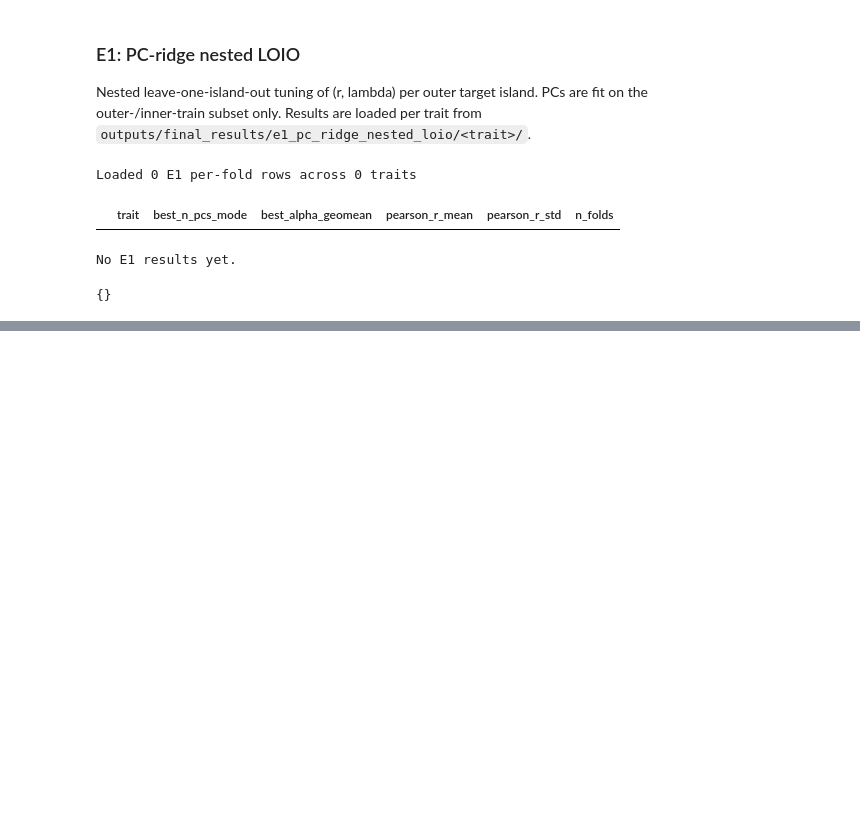
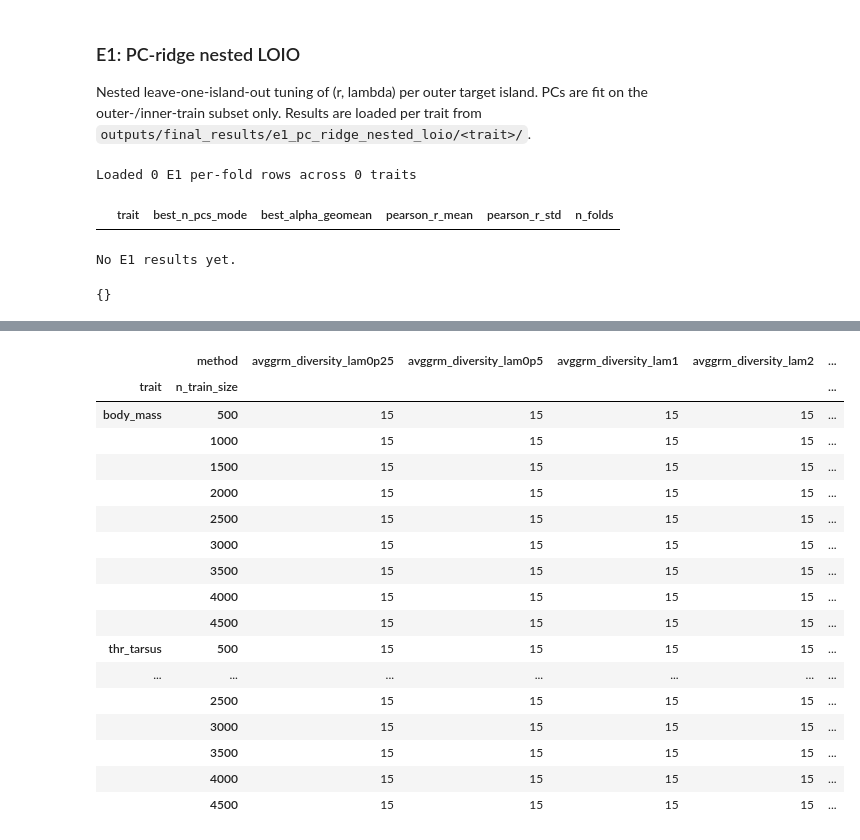
Before and after one commit to simennes/Master_thesis, a Jupyter notebook: notebooks/thesis_figures.ipynb, the cells around one changed output, grey strips where cells are left out. Saved outputs shown, nothing was run; the diff lists cells and outputs as text; code cells hidden in the pictures; blank space fills up the shorter version.

```diff
--- a/notebooks/thesis_figures.ipynb
+++ b/notebooks/thesis_figures.ipynb
@@ -1056,0 +953,70 @@ e3_figure_paths
+# %%
+E3_PEV_DIR = FINAL_RESULTS_DIR / "e3_pevmean_ga_pc_ridge"
+E3_PEV_STEM = "pevmean_ga_pc_ridge"
+E3_RAND_DIR = FINAL_RESULTS_DIR / "e3_random_pc_ridge"
+E3_RAND_STEM = "random_pc_ridge"
+E4_SIM_DIR  = FINAL_RESULTS_DIR / "e4_similarity_pc_ridge"
+E4_SIM_STEM = "e4_similarity_pc_ridge"
+
+E3_METHOD_LABELS = {
+    "pevmean_ga_pc_ridge":         "PEV-mean GA",
+    "random_pc_ridge":             "Random",
+    "avggrm_topk":                 "AvgGRM top-k",
+    "pca_target_topk":             "PC-distance top-k",
+    "avggrm_diversity_lam0p25":    r"AvgGRM diversity ($\lambda=0.25$)",
+    "avggrm_diversity_lam0p5":     r"AvgGRM diversity ($\lambda=0.5$)",
+    "avggrm_diversity_lam1":       r"AvgGRM diversity ($\lambda=1.0$)",
+    "avggrm_diversity_lam2":       r"AvgGRM diversity ($\lambda=2.0$)",
+}
+E3_METHOD_COLORS = {
+    "PEV-mean GA":                          "#E45756",
+    "Random":                               "#4C78A8",
+    "AvgGRM top-k":                         "#59A14F",
+    "PC-distance top-k":                    "#F28E2B",
+    r"AvgGRM diversity ($\lambda=0.25$)":   "#B07AA1",
+    r"AvgGRM diversity ($\lambda=0.5$)":    "#76B7B2",
+    r"AvgGRM diversity ($\lambda=1.0$)":    "#9C755F",
+    r"AvgGRM diversity ($\lambda=2.0$)":    "#EDC948",
+}
+
+
+def _load_e3_results_one(results_dir, file_stem):
+    """Concat per-trait *_results.csv files under results_dir/<trait>/."""
+    results_dir = Path(results_dir)
+    if not results_dir.exists():
+        return pd.DataFrame()
+    frames = []
+    for trait_dir in sorted(p for p in results_dir.iterdir() if p.is_dir()):
+        csv_path = trait_dir / f"{file_stem}_results.csv"
+        if not csv_path.exists():
+            continue
+        df = pd.read_csv(csv_path)
+        if "trait" not in df.columns:
+            df["trait"] = trait_dir.name
+        df["source_file"] = str(csv_path.relative_to(REPO_ROOT))
+        frames.append(df)
+    return pd.concat(frames, ignore_index=True) if frames else pd.DataFrame()
+
+
+def load_e3_results():
+    """Return a combined DataFrame with PEVmean GA, random, and E4 similarity results."""
+    pev  = _load_e3_results_one(E3_PEV_DIR,  E3_PEV_STEM)
+    rand = _load_e3_results_one(E3_RAND_DIR, E3_RAND_STEM)
+    sim  = _load_e3_results_one(E4_SIM_DIR,  E4_SIM_STEM)
+    frames = [df for df in (pev, rand, sim) if not df.empty]
+    if not frames:
+        return pd.DataFrame()
+    df = pd.concat(frames, ignore_index=True)
+    df["method_label"] = df["method"].map(E3_METHOD_LABELS).fillna(df["method"])
+    df["trait_label"]  = df["trait"].map(TRAIT_LABELS).fillna(df["trait"])
+    return df
+
+
+e3_raw = load_e3_results()
+print(
+    f"Loaded {len(e3_raw)} E3 rows across "
+    f"{e3_raw['trait'].nunique() if not e3_raw.empty else 0} traits and "
+    f"{e3_raw['method'].nunique() if not e3_raw.empty else 0} methods"
+)
+e3_raw.groupby(["trait", "method", "n_train_size"], dropna=False).size().unstack("method") if not e3_raw.empty else None
+# %% [output]
@@ -1056,0 +1024,18 @@ e3_figure_paths
+|  | method | avggrm_diversity_lam0p25 | avggrm_diversity_lam0p5 | avggrm_diversity_lam1 | avggrm_diversity_lam2 | ... |
+| trait | n_train_size |  |  |  |  | ... |
+| body_mass | 500 | 15 | 15 | 15 | 15 | ... |
+|  | 1000 | 15 | 15 | 15 | 15 | ... |
+|  | 1500 | 15 | 15 | 15 | 15 | ... |
+|  | 2000 | 15 | 15 | 15 | 15 | ... |
+|  | 2500 | 15 | 15 | 15 | 15 | ... |
+|  | 3000 | 15 | 15 | 15 | 15 | ... |
+|  | 3500 | 15 | 15 | 15 | 15 | ... |
+|  | 4000 | 15 | 15 | 15 | 15 | ... |
+|  | 4500 | 15 | 15 | 15 | 15 | ... |
+| thr_tarsus | 500 | 15 | 15 | 15 | 15 | ... |
+| ... | ... | ... | ... | ... | ... | ... |
+|  | 2500 | 15 | 15 | 15 | 15 | ... |
+|  | 3000 | 15 | 15 | 15 | 15 | ... |
+|  | 3500 | 15 | 15 | 15 | 15 | ... |
+|  | 4000 | 15 | 15 | 15 | 15 | ... |
+|  | 4500 | 15 | 15 | 15 | 15 | ... |
```
Also changed, not shown: parts of 12 cells of this notebook, 37 other files.
